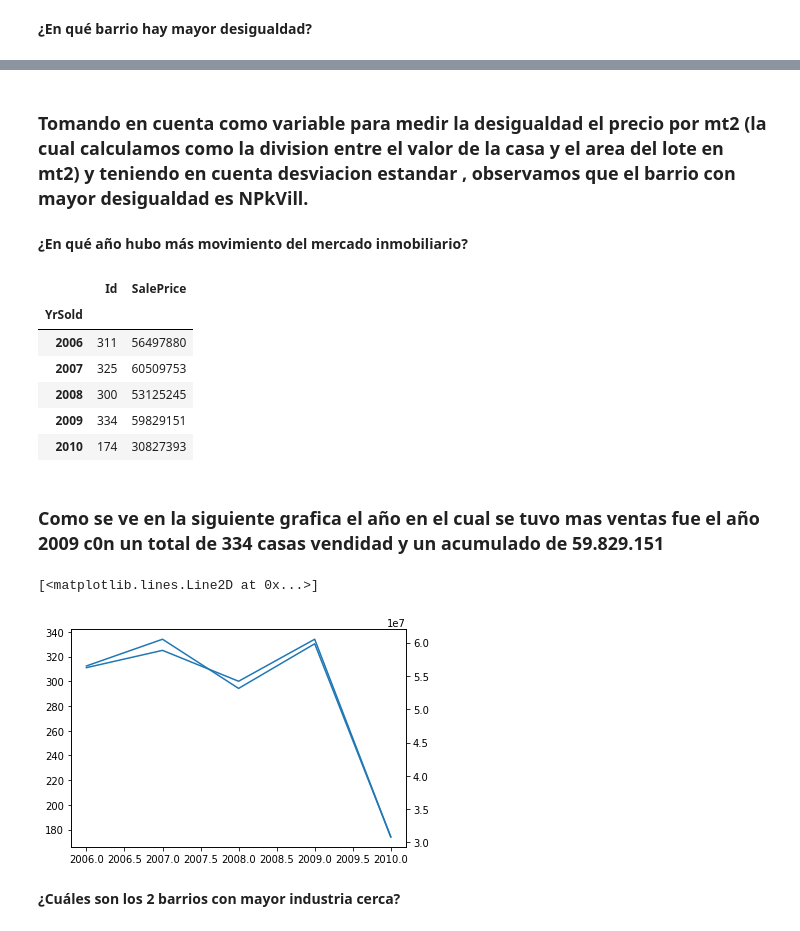
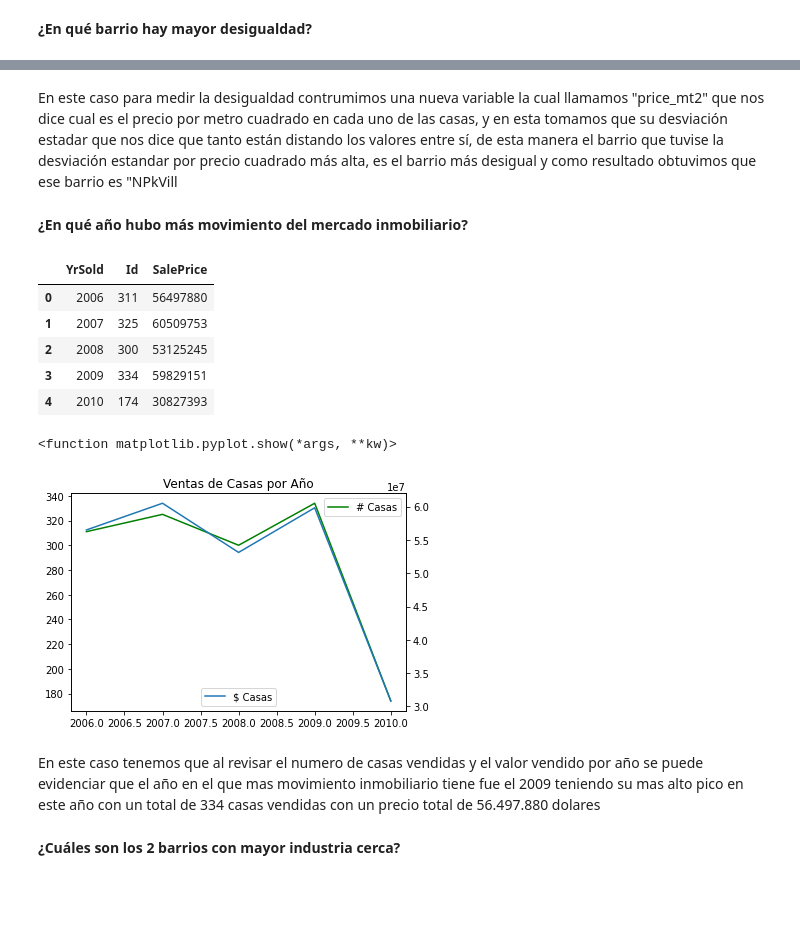
Before and after one commit to DanielaAguiV/Trabajo_casas, a Jupyter notebook: solucion_Taller_4.ipynb, the cells around one changed output, grey strips where cells are left out. Drawn from its saved outputs; the diff is of its cells as text; code cells hidden in the pictures; blank space fills up the shorter version.

```diff
--- a/solucion_Taller_4.ipynb
+++ b/solucion_Taller_4.ipynb
@@ -511,32 +499,34 @@ See the caveats in the documentation: https://pandas.pydata.org/pandas-docs/stab
-# %% [markdown]
-### Tomando en cuenta como variable para medir la desigualdad el precio por mt2 (la cual calculamos como la division entre el valor de la casa y el area del lote en mt2) y teniendo en cuenta desviacion estandar , observamos que el barrio con mayor desigualdad es NPkVill.
+# %% [markdown]
+En este caso para medir la desigualdad contrumimos una nueva variable la cual llamamos "price_mt2" que nos dice cual es el precio por metro cuadrado en cada uno de las casas, y en esta tomamos que su desviación estadar que nos dice que tanto están distando los valores entre sí, de esta manera el barrio que tuvise la desviación estandar por precio cuadrado más alta, es el barrio más desigual y como resultado obtuvimos que ese barrio es "NPkVill
 # %% [markdown]
 **¿En qué año hubo más movimiento del mercado inmobiliario?**
 # %%
-conteo_casas_por_año=df.groupby("YrSold").agg({'Id': "count", 'SalePrice':"sum"})
-conteo_casas_por_año
+count_house_per_year=df.groupby("YrSold", as_index= False).agg({'Id': "count", 'SalePrice':"sum"})
+count_house_per_year
 # %% [output]
-|  | Id | SalePrice |
-| YrSold |  |  |
-| 2006 | 311 | 56497880 |
-| 2007 | 325 | 60509753 |
-| 2008 | 300 | 53125245 |
-| 2009 | 334 | 59829151 |
-| 2010 | 174 | 30827393 |
+|  | YrSold | Id | SalePrice |
+| 0 | 2006 | 311 | 56497880 |
+| 1 | 2007 | 325 | 60509753 |
+| 2 | 2008 | 300 | 53125245 |
+| 3 | 2009 | 334 | 59829151 |
+| 4 | 2010 | 174 | 30827393 |
-# %% [markdown]
-### Como se ve en la siguiente grafica el año en el cual se tuvo mas ventas fue el año 2009 c0n un total de 334 casas vendidad y un acumulado de 59.829.151
 # %%
 fig, ax1 = plt.subplots()
 ax2 = ax1.twinx()
-
-x=conteo_casas_por_año.index
-y=conteo_casas_por_año.Id
-z=conteo_casas_por_año.SalePrice
-ax1.plot(x,y)
-ax2.plot(x,z)
+x=count_house_per_year.YrSold
+y=count_house_per_year.Id
+z=count_house_per_year.SalePrice
+ax1.plot(x,y, color = 'g', label = '# Casas')
+ax2.plot(x,z, label = '$ Casas')
+leg = ax1.legend()
+leg2 = ax2.legend(loc='lower center')
+plt.title('Ventas de Casas por Año')
+plt.show
 # %% [output]
-[<matplotlib.lines.Line2D at 0x...>]
+<function matplotlib.pyplot.show(*args, **kw)>
-[figure, old version]
+[figure, new version]
+# %% [markdown]
+En este caso tenemos que al revisar el numero de casas vendidas y el valor vendido por año se puede evidenciar que el año en el que mas movimiento inmobiliario tiene fue el 2009 teniendo su mas alto pico en este año con un total de 334 casas vendidas con un precio total de 56.497.880 dolares
 # %% [markdown]
 **¿Cuáles son los 2 barrios con mayor industria cerca?**
 # %%
```
Also changed, not shown: parts of 14 cells of this notebook.
